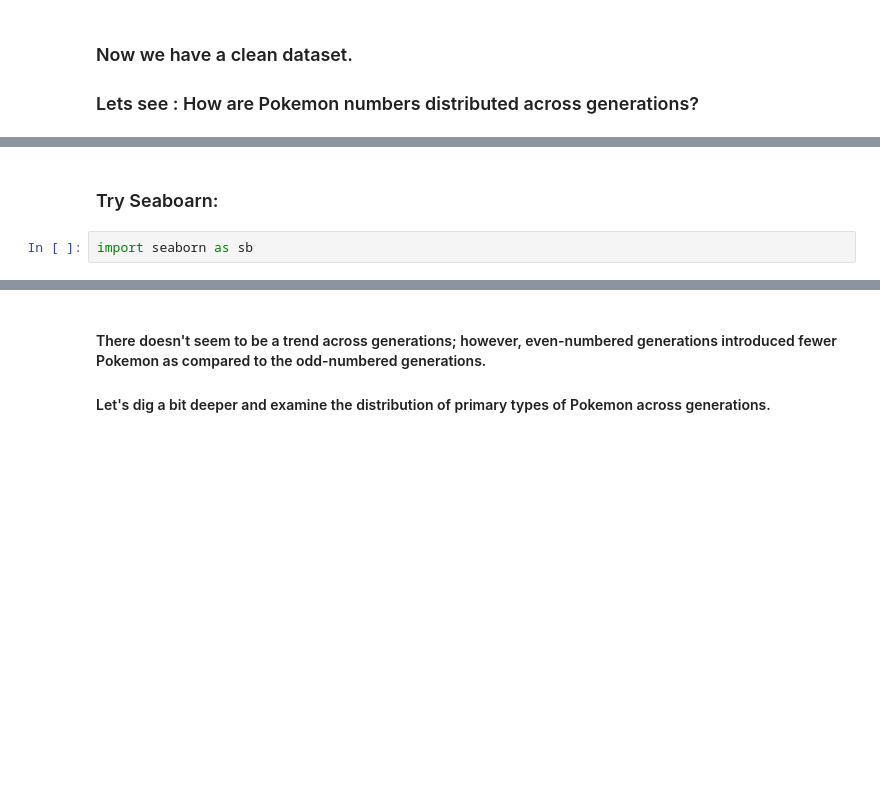
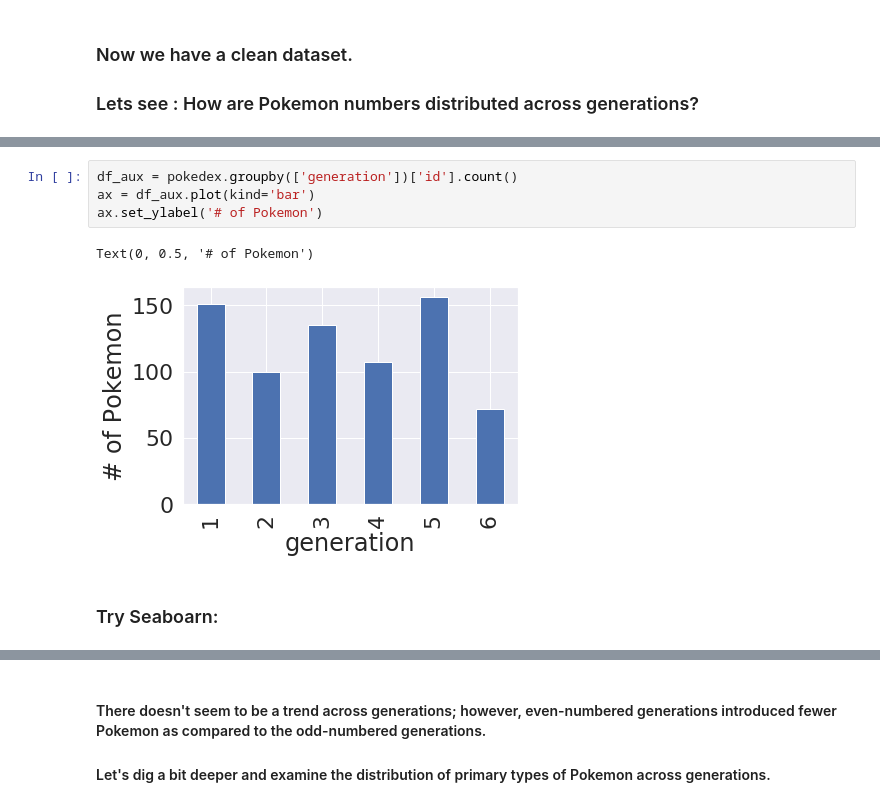
Before and after one commit to Heringer-Epson/Lantern, a Jupyter notebook: course_python/assignment_8/Session_8_assignment_Epson.ipynb, the cells around one changed output, grey strips where cells are left out. Cells and saved outputs as stored; diff of their text form; blank space fills up the shorter version.

```diff
--- a/course_python/assignment_8/Session_8_assignment_Epson.ipynb
+++ b/course_python/assignment_8/Session_8_assignment_Epson.ipynb
@@ -330,5 +268,10 @@ poke_statistics.describe()
+# %%
+df_aux = pokedex.groupby(['generation'])['id'].count()
+ax = df_aux.plot(kind='bar')
+ax.set_ylabel('# of Pokemon')
+# %% [output]
+Text(0, 0.5, '# of Pokemon')
+[figure, added]
 # %% [markdown]
 ### Try Seaboarn:
-# %%
-import seaborn as sb
 # %%
```
Also changed, not shown: parts of 34 cells of this notebook, 14 other files.
